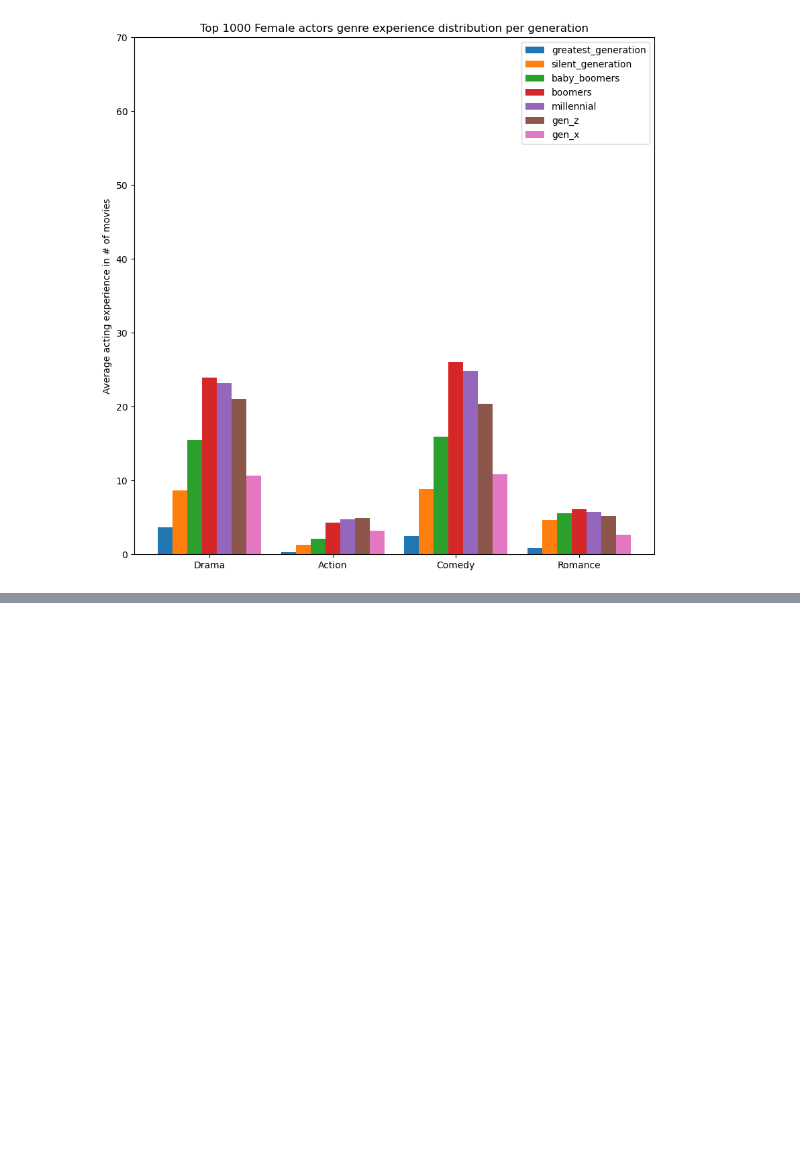
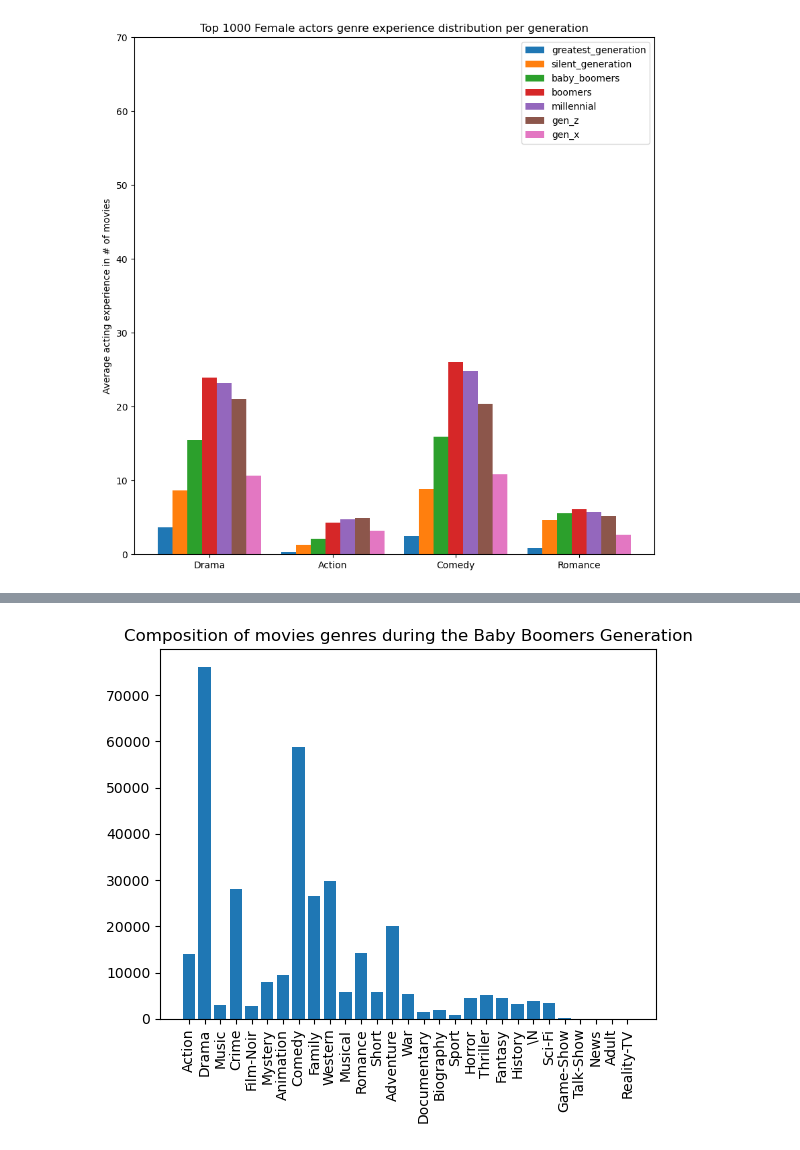
Before and after one commit to epfl-ada/ada-2022-project-jash, a Jupyter notebook: johnny.ipynb, the cells around one changed output, grey strips where cells are left out. Cells and saved outputs as stored; diff of their text form; code cells hidden in the pictures; blank space fills up the shorter version.

```diff
--- a/johnny.ipynb
+++ b/johnny.ipynb
@@ -468,0 +508,4 @@ gender_based_analysis(gender_based= True, male=False)
+# %%
+find_composition(all_data[2], 2, "Baby Boomers Generation")
+# %% [output]
+[figure, added]
```
Also changed, not shown: parts of 5 cells of this notebook.
